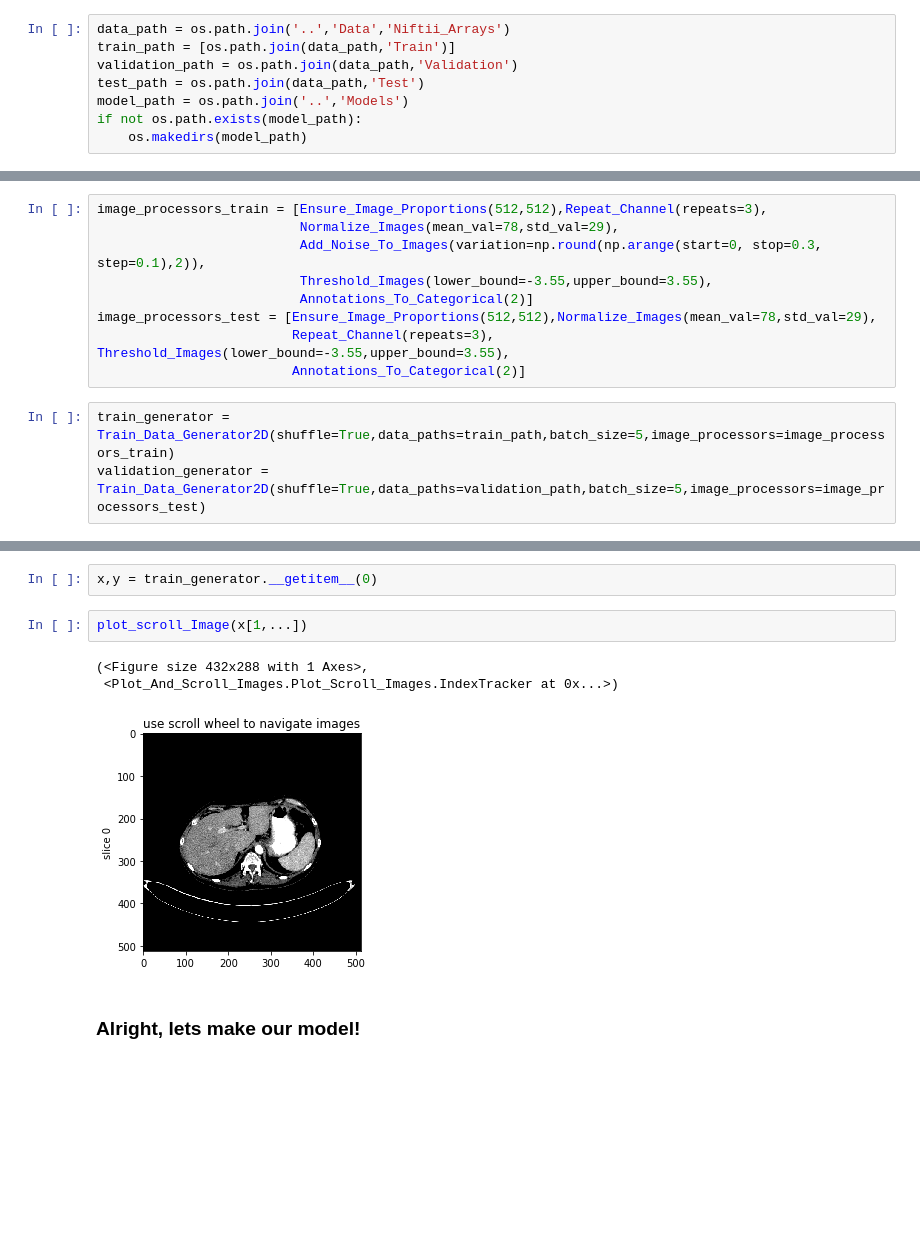
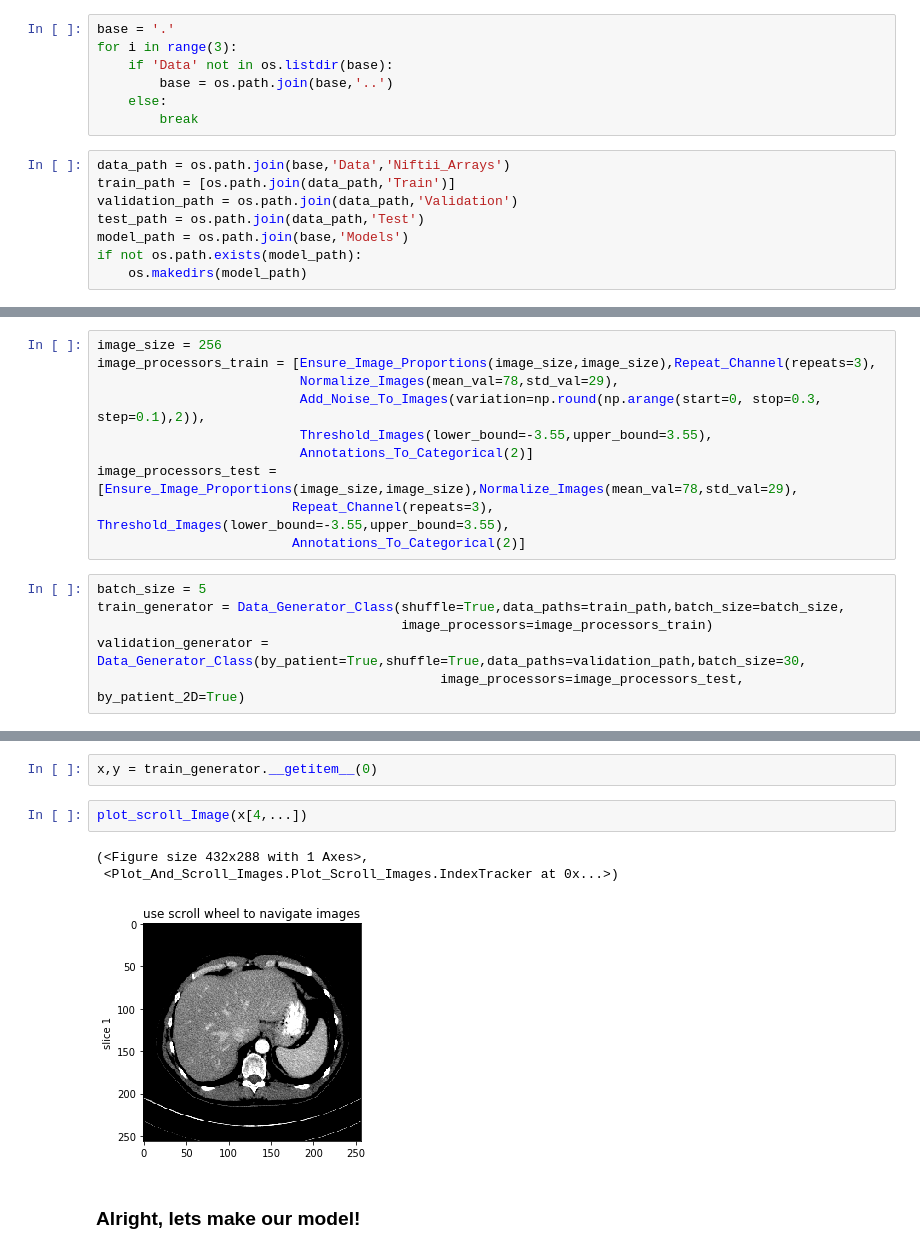
Before and after one commit to brianmanderson/Imaging_Physics_Workshop_1_28_20, a Jupyter notebook: Click_Me.ipynb, the cells around one changed output, grey strips where cells are left out. Cells and saved outputs as stored; diff of their text form; blank space fills up the shorter version.

```diff
--- a/Click_Me.ipynb
+++ b/Click_Me.ipynb
@@ -402,12 +426,19 @@ Using TensorFlow backend.
 %matplotlib inline
 # %%
 %load_ext tensorboard
+# %%
+base = '.'
+for i in range(3):
+    if 'Data' not in os.listdir(base):
+        base = os.path.join(base,'..')
+    else:
+        break
 # %%
-data_path = os.path.join('..','Data','Niftii_Arrays')
+data_path = os.path.join(base,'Data','Niftii_Arrays')
 train_path = [os.path.join(data_path,'Train')]
 validation_path = os.path.join(data_path,'Validation')
 test_path = os.path.join(data_path,'Test')
-model_path = os.path.join('..','Models')
+model_path = os.path.join(base,'Models')
 if not os.path.exists(model_path):
     os.makedirs(model_path)
 # %% [markdown]
@@ -417,25 +448,29 @@ if not os.path.exists(model_path):
 # %%
-image_processors_train = [Ensure_Image_Proportions(512,512),Repeat_Channel(repeats=3),
+image_size = 256
+image_processors_train = [Ensure_Image_Proportions(image_size,image_size),Repeat_Channel(repeats=3),
                           Normalize_Images(mean_val=78,std_val=29),
                           Add_Noise_To_Images(variation=np.round(np.arange(start=0, stop=0.3, step=0.1),2)),
                           Threshold_Images(lower_bound=-3.55,upper_bound=3.55),
                           Annotations_To_Categorical(2)]
-image_processors_test = [Ensure_Image_Proportions(512,512),Normalize_Images(mean_val=78,std_val=29),
+image_processors_test = [Ensure_Image_Proportions(image_size,image_size),Normalize_Images(mean_val=78,std_val=29),
                          Repeat_Channel(repeats=3), Threshold_Images(lower_bound=-3.55,upper_bound=3.55),
                          Annotations_To_Categorical(2)]
 # %%
-train_generator = Train_Data_Generator2D(shuffle=True,data_paths=train_path,batch_size=5,image_processors=image_processors_train)
-validation_generator = Train_Data_Generator2D(shuffle=True,data_paths=validation_path,batch_size=5,image_processors=image_processors_test)
+batch_size = 5
+train_generator = Data_Generator_Class(shuffle=True,data_paths=train_path,batch_size=batch_size,
+                                       image_processors=image_processors_train)
+validation_generator = Data_Generator_Class(by_patient=True,shuffle=True,data_paths=validation_path,batch_size=30,
+                                            image_processors=image_processors_test, by_patient_2D=True)
 # %% [markdown]
 ### Lets visualize one of the examples! With batch_size of 5 and shuffle on, it will be 5 random 2D slices
 # %%
 x,y = train_generator.__getitem__(0)
 # %%
-plot_scroll_Image(x[1,...])
+plot_scroll_Image(x[4,...])
 # %% [output]
 (<Figure size 432x288 with 1 Axes>,
  <Plot_And_Scroll_Images.Plot_Scroll_Images.IndexTracker at 0x...>)
-[figure, old version]
+[figure, new version]
 # %% [markdown]
 ### Alright, lets make our model!
 # %%
```
Also changed, not shown: parts of 30 cells of this notebook, 3 other files.
